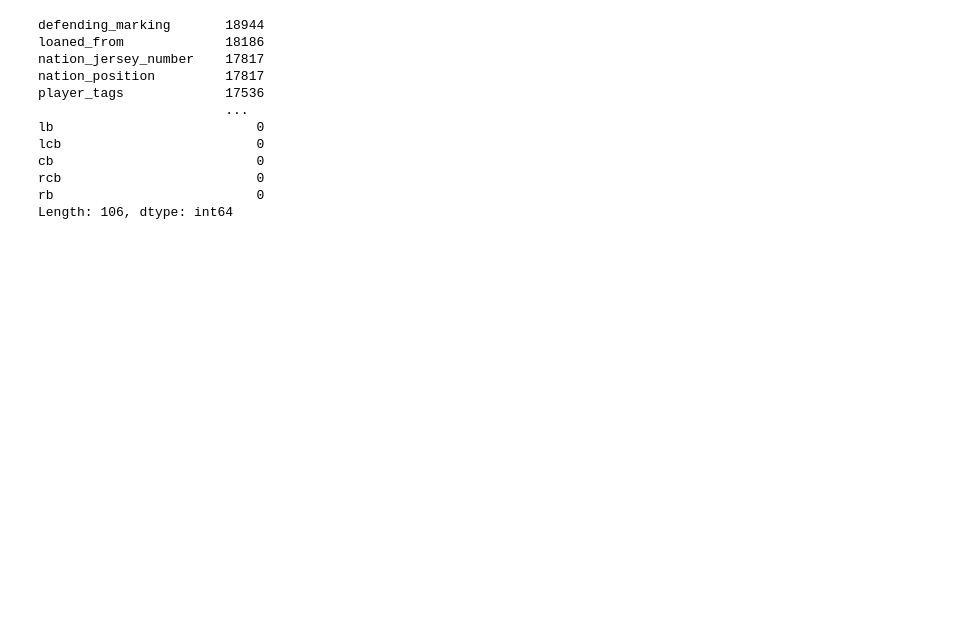
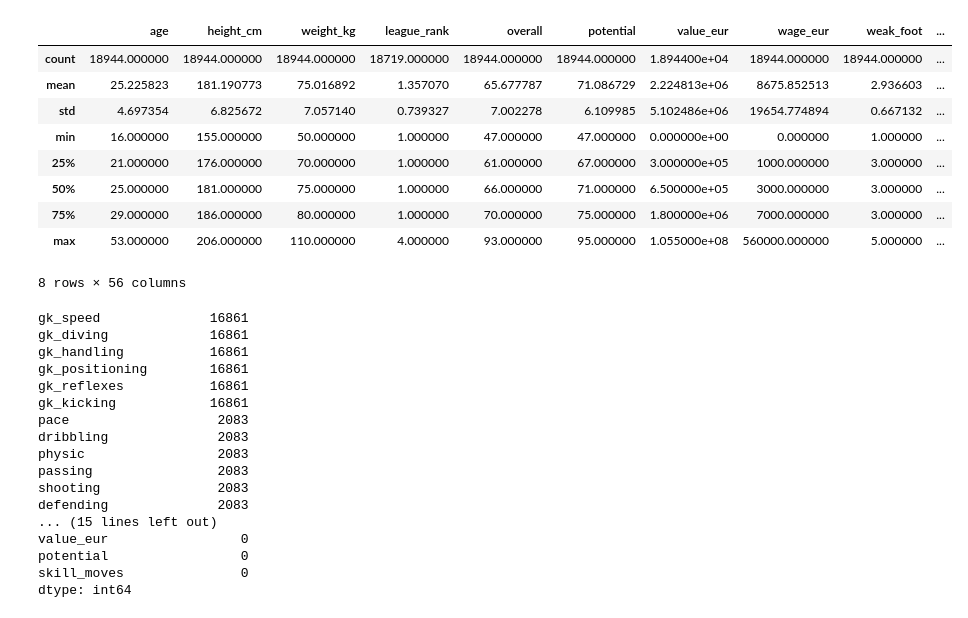
Before and after one commit to himanshurawat39/football-player-performance-prediction, a Jupyter notebook: notebooks/01_data_cleaning.ipynb, the cells around one changed output. Cells and saved outputs as stored; diff of their text form; code cells hidden in the pictures; blank space fills up the shorter version.

```diff
--- a/notebooks/01_data_cleaning.ipynb
+++ b/notebooks/01_data_cleaning.ipynb
@@ -39,16 +44,33 @@ df.tail()
+# %%
+df.describe()
+# %% [output]
+|  | age | height_cm | weight_kg | league_rank | overall | potential | value_eur | wage_eur | weak_foot | ... |
+| count | 18944.000000 | 18944.000000 | 18944.000000 | 18719.000000 | 18944.000000 | 18944.000000 | 1.894400e+04 | 18944.000000 | 18944.000000 | ... |
+| mean | 25.225823 | 181.190773 | 75.016892 | 1.357070 | 65.677787 | 71.086729 | 2.224813e+06 | 8675.852513 | 2.936603 | ... |
+| std | 4.697354 | 6.825672 | 7.057140 | 0.739327 | 7.002278 | 6.109985 | 5.102486e+06 | 19654.774894 | 0.667132 | ... |
+| min | 16.000000 | 155.000000 | 50.000000 | 1.000000 | 47.000000 | 47.000000 | 0.000000e+00 | 0.000000 | 1.000000 | ... |
+| 25% | 21.000000 | 176.000000 | 70.000000 | 1.000000 | 61.000000 | 67.000000 | 3.000000e+05 | 1000.000000 | 3.000000 | ... |
+| 50% | 25.000000 | 181.000000 | 75.000000 | 1.000000 | 66.000000 | 71.000000 | 6.500000e+05 | 3000.000000 | 3.000000 | ... |
+| 75% | 29.000000 | 186.000000 | 80.000000 | 1.000000 | 70.000000 | 75.000000 | 1.800000e+06 | 7000.000000 | 3.000000 | ... |
+| max | 53.000000 | 206.000000 | 110.000000 | 4.000000 | 93.000000 | 95.000000 | 1.055000e+08 | 560000.000000 | 5.000000 | ... |
+8 rows × 56 columns
 # %%
-# Check missing values
-df.isnull().sum().sort_values(ascending=False)
+df.isnull().sum().sort_values(ascending=False).head(30)
 # %% [output]
-defending_marking       18944
-loaned_from             18186
-nation_jersey_number    17817
-nation_position         17817
-player_tags             17536
-                        ...
-lb                          0
-lcb                         0
-cb                          0
-rcb                         0
-rb                          0
-Length: 106, dtype: int64
+gk_speed              16861
+gk_diving             16861
+gk_handling           16861
+gk_positioning        16861
+gk_reflexes           16861
+gk_kicking            16861
+pace                   2083
+dribbling              2083
+physic                 2083
+passing                2083
+shooting               2083
+defending              2083
+... (15 lines left out)
+value_eur                 0
+potential                 0
+skill_moves               0
+dtype: int64
```
Also changed, not shown: parts of 13 cells of this notebook, 4 other files.
